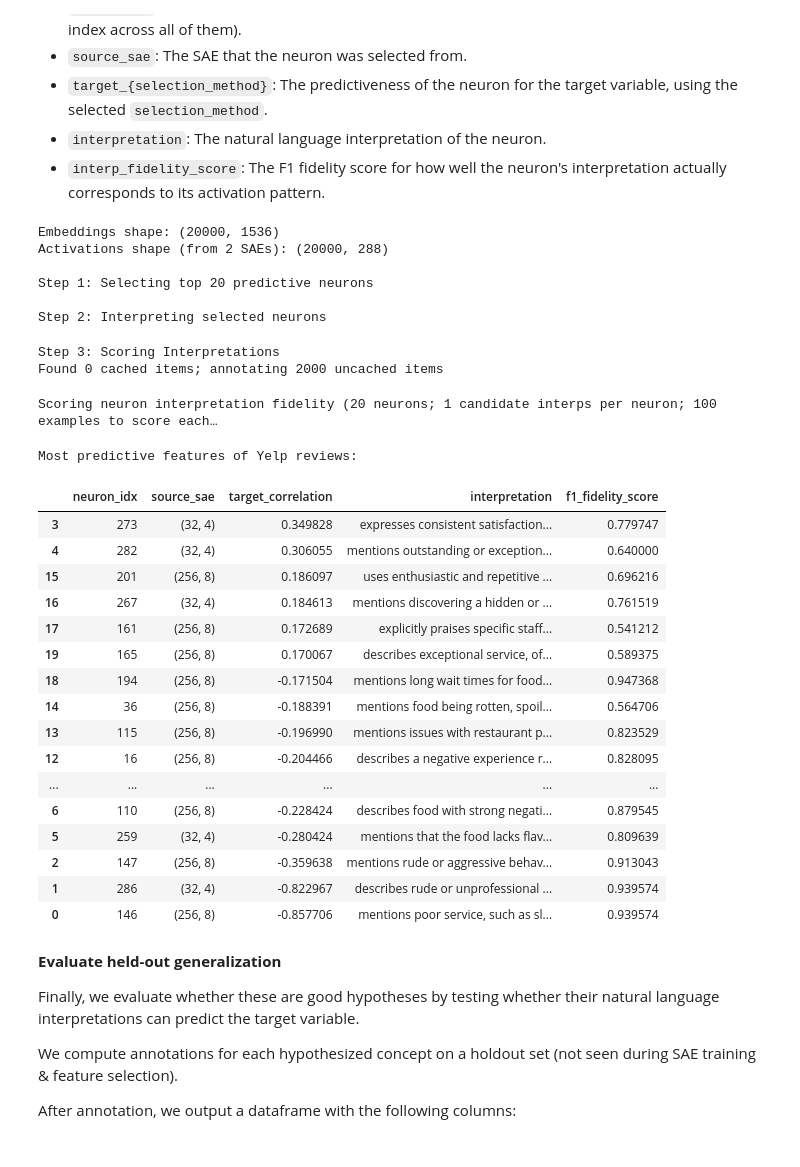
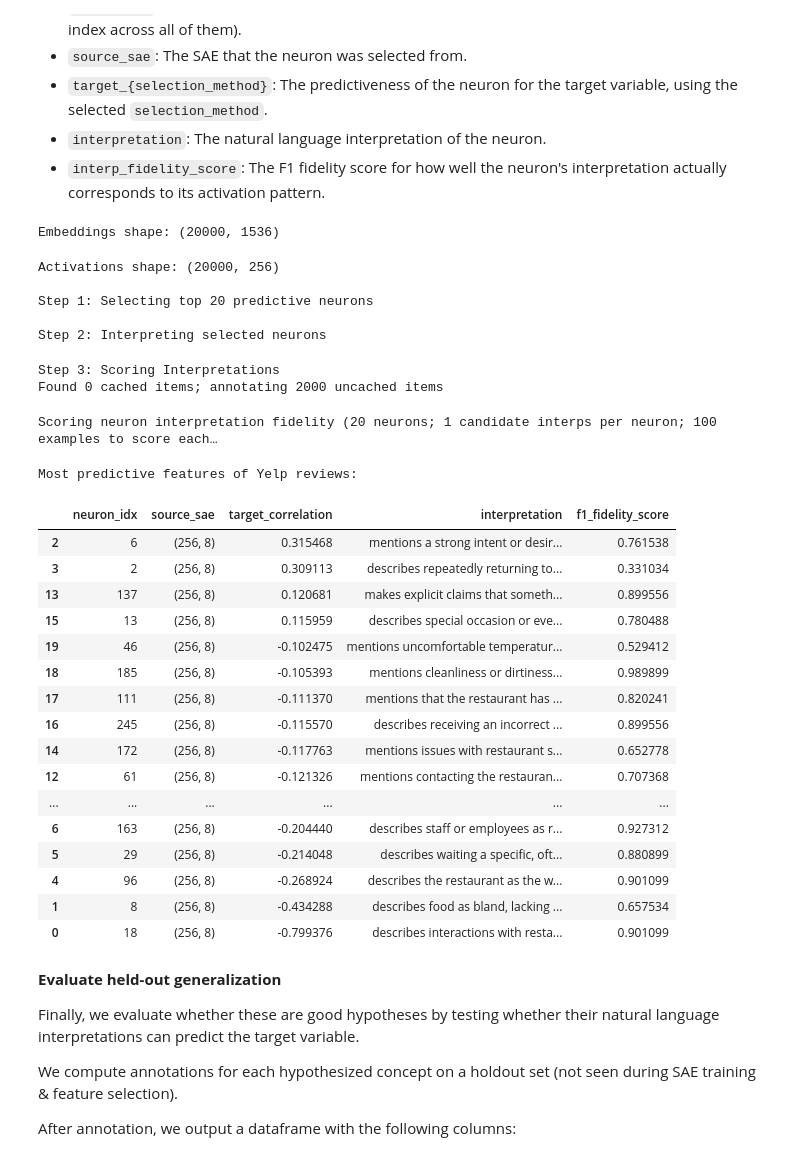
Before and after one commit to rmovva/HypotheSAEs, a Jupyter notebook: notebooks/quickstart.ipynb, the cells around one changed output. Saved outputs shown, nothing was run; the diff lists cells and outputs as text; code cells hidden in the pictures.

```diff
--- a/notebooks/quickstart.ipynb
+++ b/notebooks/quickstart.ipynb
@@ -1,7 +7,4 @@
 # %%
-# HypotheSAEs Quickstart
-# This notebook demonstrates basic usage of HypotheSAEs on a sample of the Yelp review dataset
-
 %load_ext autoreload
 %autoreload 2
 
@@ -13,3 +16,7 @@ import pandas as pd
 
 from hypothesaes.quickstart import train_sae, interpret_sae, generate_hypotheses, evaluate_hypotheses
 from hypothesaes.embedding import get_openai_embeddings, get_local_embeddings
+
+INTERPRETER_MODEL = "gpt-4.1"
+ANNOTATOR_MODEL = "gpt-4.1-mini"
+N_WORKERS_ANNOTATION = 30 # Number of parallel threads to use for annotation API calls; lower if hitting OpenAI rate limits
@@ -67,7 +80,7 @@ See the README for more details about selecting $M$ and $k$.
 # %%
 checkpoint_dir = os.path.join(prefix, "checkpoints", CACHE_NAME)
-sae_256_8 = train_sae(embeddings=train_embeddings, M=256, K=8, checkpoint_dir=checkpoint_dir, val_embeddings=val_embeddings)
-sae_32_4 = train_sae(embeddings=train_embeddings, M=32, K=4, checkpoint_dir=checkpoint_dir, val_embeddings=val_embeddings)
-sae_list = [sae_256_8, sae_32_4]
+sae = train_sae(embeddings=train_embeddings, val_embeddings=val_embeddings,
+                M=256, K=8, matryoshka_prefix_lengths=[32, 256],
+                checkpoint_dir=checkpoint_dir)
 # %% [output]
 Early stopping triggered after 67 epochs
@@ -136,49 +148,52 @@ This cell outputs a dataframe with the following columns:
 # %%
 selection_method = "correlation"
 results = generate_hypotheses(
     texts=texts,
     labels=labels,
     embeddings=embeddings,
-    sae=sae_list,
+    sae=sae,
     cache_name=CACHE_NAME,
     selection_method=selection_method,
     n_selected_neurons=20,
     n_candidate_interpretations=1,
-    task_specific_instructions=TASK_SPECIFIC_INSTRUCTIONS
+    task_specific_instructions=TASK_SPECIFIC_INSTRUCTIONS,
+    interpreter_model=INTERPRETER_MODEL,
+    annotator_model=ANNOTATOR_MODEL,
+    n_workers_annotation=N_WORKERS_ANNOTATION, # Please lower this parameter if you are running into OpenAI API rate limits
 )
 
 print("\nMost predictive features of Yelp reviews:")
 pd.set_option('display.max_colwidth', None)
 display(results.sort_values(by=f"target_{selection_method}", ascending=False))
 pd.reset_option('display.max_colwidth')
 # %% [output]
 Embeddings shape: (20000, 1536)
-Activations shape (from 2 SAEs): (20000, 288)
-
-Step 1: Selecting top 20 predictive neurons
-
-Step 2: Interpreting selected neurons
-Step 3: Scoring Interpretations
-Found 0 cached items; annotating 2000 uncached items
+Activations shape: (20000, 256)
+
+Step 1: Selecting top 20 predictive neurons
+
+Step 2: Interpreting selected neurons
-Scoring neuron interpretation fidelity (20 neurons; 1 candidate interps per neuron; 100 examples to score each…
+Step 3: Scoring Interpretations
+Found 0 cached items; annotating 2000 uncached items
-Most predictive features of Yelp reviews:
+Scoring neuron interpretation fidelity (20 neurons; 1 candidate interps per neuron; 100 examples to score each…
+Most predictive features of Yelp reviews:
 |  | neuron_idx | source_sae | target_correlation | interpretation | f1_fidelity_score |
-| 3 | 273 | (32, 4) | 0.349828 | expresses consistent satisfaction... | 0.779747 |
-| 4 | 282 | (32, 4) | 0.306055 | mentions outstanding or exception... | 0.640000 |
-| 15 | 201 | (256, 8) | 0.186097 | uses enthusiastic and repetitive ... | 0.696216 |
-| 16 | 267 | (32, 4) | 0.184613 | mentions discovering a hidden or ... | 0.761519 |
-| 17 | 161 | (256, 8) | 0.172689 | explicitly praises specific staff... | 0.541212 |
-| 19 | 165 | (256, 8) | 0.170067 | describes exceptional service, of... | 0.589375 |
-| 18 | 194 | (256, 8) | -0.171504 | mentions long wait times for food... | 0.947368 |
-| 14 | 36 | (256, 8) | -0.188391 | mentions food being rotten, spoil... | 0.564706 |
-| 13 | 115 | (256, 8) | -0.196990 | mentions issues with restaurant p... | 0.823529 |
-| 12 | 16 | (256, 8) | -0.204466 | describes a negative experience r... | 0.828095 |
+| 2 | 6 | (256, 8) | 0.315468 | mentions a strong intent or desir... | 0.761538 |
+| 3 | 2 | (256, 8) | 0.309113 | describes repeatedly returning to... | 0.331034 |
+| 13 | 137 | (256, 8) | 0.120681 | makes explicit claims that someth... | 0.899556 |
+| 15 | 13 | (256, 8) | 0.115959 | describes special occasion or eve... | 0.780488 |
+| 19 | 46 | (256, 8) | -0.102475 | mentions uncomfortable temperatur... | 0.529412 |
+| 18 | 185 | (256, 8) | -0.105393 | mentions cleanliness or dirtiness... | 0.989899 |
+| 17 | 111 | (256, 8) | -0.111370 | mentions that the restaurant has ... | 0.820241 |
+| 16 | 245 | (256, 8) | -0.115570 | describes receiving an incorrect ... | 0.899556 |
+| 14 | 172 | (256, 8) | -0.117763 | mentions issues with restaurant s... | 0.652778 |
+| 12 | 61 | (256, 8) | -0.121326 | mentions contacting the restauran... | 0.707368 |
 | ... | ... | ... | ... | ... | ... |
-| 6 | 110 | (256, 8) | -0.228424 | describes food with strong negati... | 0.879545 |
-| 5 | 259 | (32, 4) | -0.280424 | mentions that the food lacks flav... | 0.809639 |
-| 2 | 147 | (256, 8) | -0.359638 | mentions rude or aggressive behav... | 0.913043 |
-| 1 | 286 | (32, 4) | -0.822967 | describes rude or unprofessional ... | 0.939574 |
-| 0 | 146 | (256, 8) | -0.857706 | mentions poor service, such as sl... | 0.939574 |
+| 6 | 163 | (256, 8) | -0.204440 | describes staff or employees as r... | 0.927312 |
+| 5 | 29 | (256, 8) | -0.214048 | describes waiting a specific, oft... | 0.880899 |
+| 4 | 96 | (256, 8) | -0.268924 | describes the restaurant as the w... | 0.901099 |
+| 1 | 8 | (256, 8) | -0.434288 | describes food as bland, lacking ... | 0.657534 |
+| 0 | 18 | (256, 8) | -0.799376 | describes interactions with resta... | 0.901099 |
 # %% [markdown]
 **Evaluate held-out generalization**
 
```
Also changed, not shown: parts of 8 cells of this notebook.
